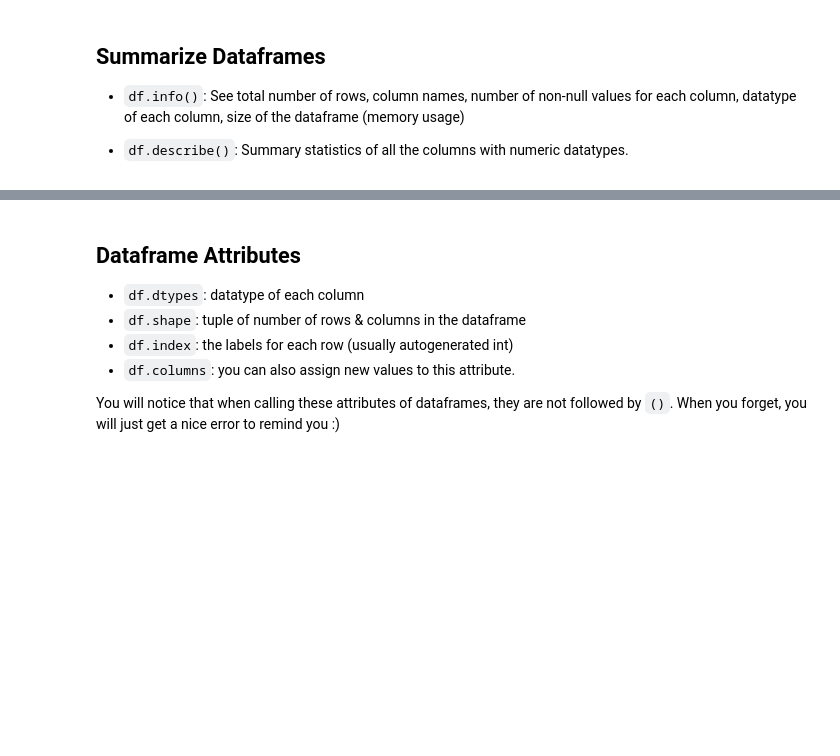
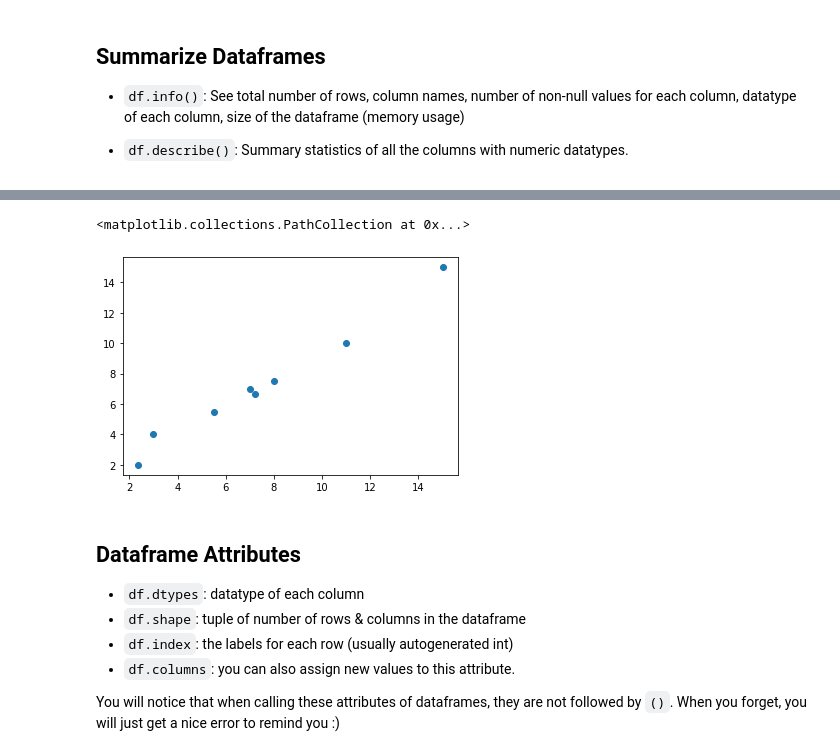
Before and after one commit to ljackson707/numpy-pandas-visualization-exercises, a Jupyter notebook: pandas_dataframes_lesson.ipynb, the cells around one changed output, grey strips where cells are left out. Saved outputs shown, nothing was run; the diff lists cells and outputs as text; code cells hidden in the pictures; blank space fills up the shorter version.

```diff
--- a/pandas_dataframes_lesson.ipynb
+++ b/pandas_dataframes_lesson.ipynb
@@ -198,3 +415,9 @@ remember from numpy... `(my_array < 0).all()`?
+# %%
+import matplotlib.pyplot as plt
+plt.scatter(summary_stats.W, summary_stats.L) # Scatter plot of the above data.
+# %% [output]
+<matplotlib.collections.PathCollection at 0x...>
+[figure, added]
 # %% [markdown]
 ## Dataframe Attributes
 
```
Also changed, not shown: parts of 56 cells of this notebook.
